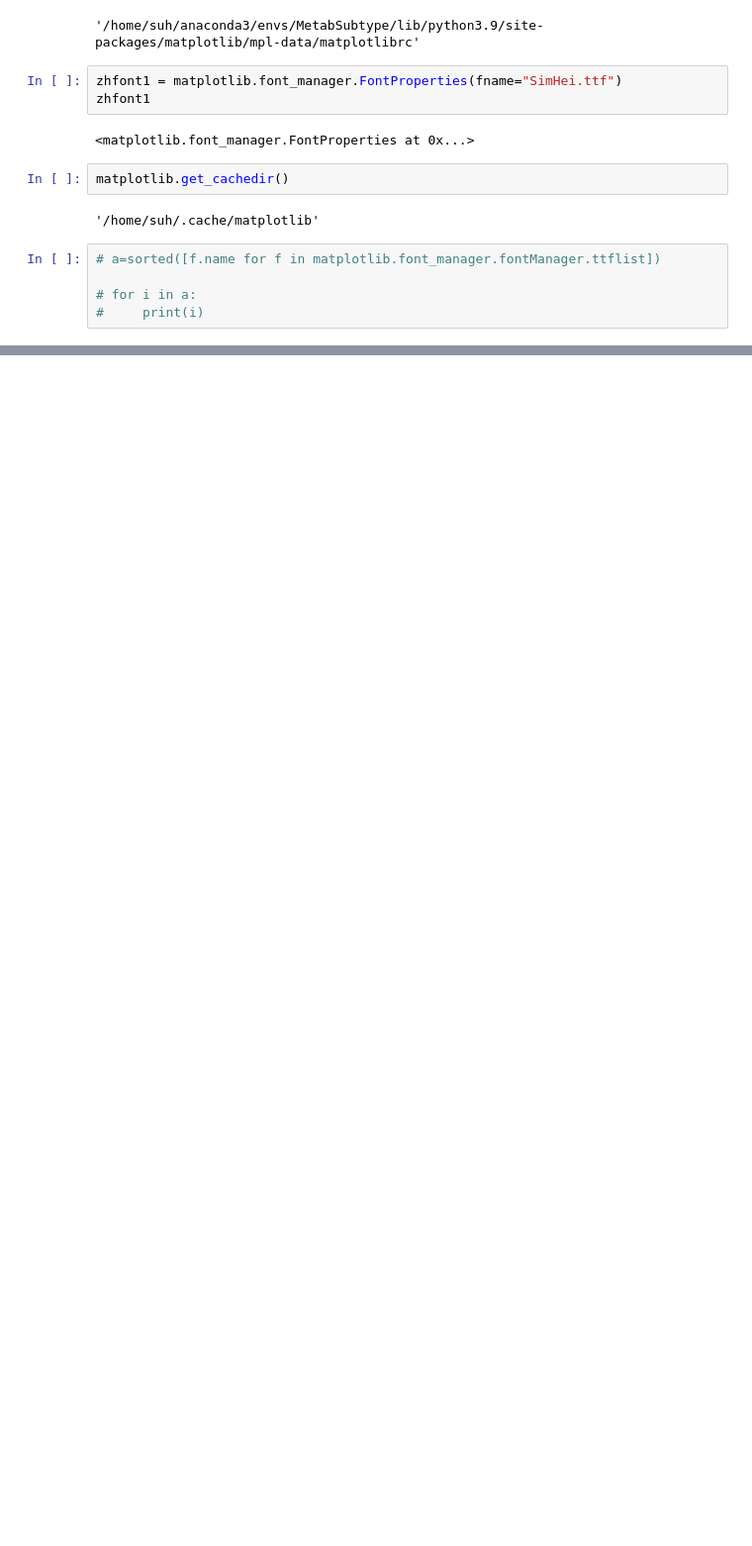
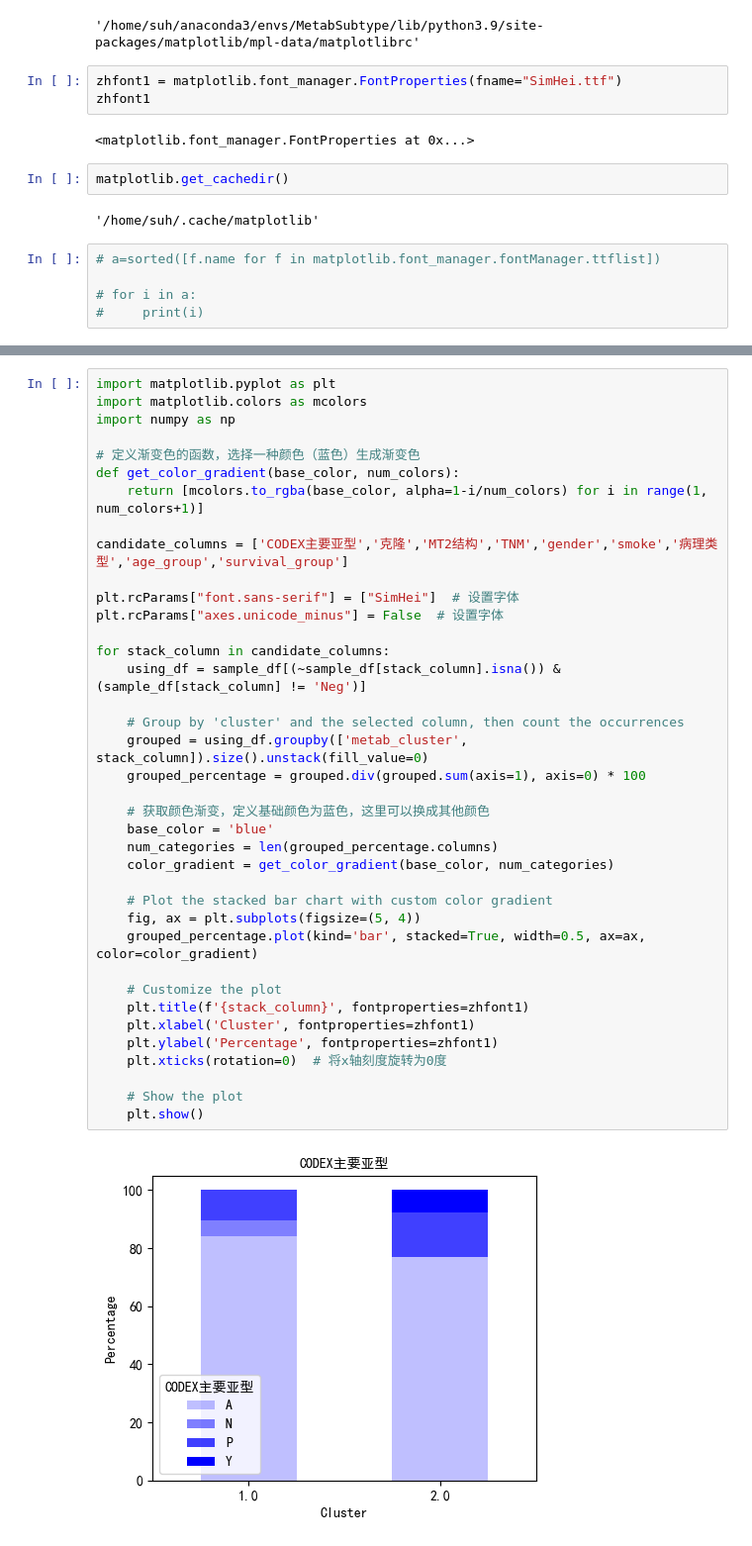
Before and after one commit to p0nda/MetabSubtype, a Jupyter notebook: tasks/Subtype/notebooks/subtype_pro_analysis.ipynb, the cells around one changed output, grey strips where cells are left out. Shown at 99% size. Saved outputs shown, nothing was run; the diff lists cells and outputs as text; blank space fills up the shorter version.

```diff
--- a/tasks/Subtype/notebooks/subtype_pro_analysis.ipynb
+++ b/tasks/Subtype/notebooks/subtype_pro_analysis.ipynb
@@ -138,0 +198,40 @@ candidate_columns=['CODEX主要亚型','克隆','MT2结构','TNM']
+# %%
+import matplotlib.pyplot as plt
+import matplotlib.colors as mcolors
+import numpy as np
+
+# 定义渐变色的函数，选择一种颜色（蓝色）生成渐变色
+def get_color_gradient(base_color, num_colors):
+    return [mcolors.to_rgba(base_color, alpha=1-i/num_colors) for i in range(1, num_colors+1)]
+
+candidate_columns = ['CODEX主要亚型','克隆','MT2结构','TNM','gender','smoke','病理类型','age_group','survival_group']
+
+plt.rcParams["font.sans-serif"] = ["SimHei"]  # 设置字体
+plt.rcParams["axes.unicode_minus"] = False  # 设置字体
+
+for stack_column in candidate_columns:
+    using_df = sample_df[(~sample_df[stack_column].isna()) & (sample_df[stack_column] != 'Neg')]
+
+    # Group by 'cluster' and the selected column, then count the occurrences
+    grouped = using_df.groupby(['metab_cluster', stack_column]).size().unstack(fill_value=0)
+    grouped_percentage = grouped.div(grouped.sum(axis=1), axis=0) * 100
+
+    # 获取颜色渐变，定义基础颜色为蓝色，这里可以换成其他颜色
+    base_color = 'blue'
+    num_categories = len(grouped_percentage.columns)
+    color_gradient = get_color_gradient(base_color, num_categories)
+
+    # Plot the stacked bar chart with custom color gradient
+    fig, ax = plt.subplots(figsize=(5, 4))
+    grouped_percentage.plot(kind='bar', stacked=True, width=0.5, ax=ax, color=color_gradient)
+
+    # Customize the plot
+    plt.title(f'{stack_column}', fontproperties=zhfont1)
+    plt.xlabel('Cluster', fontproperties=zhfont1)
+    plt.ylabel('Percentage', fontproperties=zhfont1)
+    plt.xticks(rotation=0)  # 将x轴刻度旋转为0度
+
+    # Show the plot
+    plt.show()
+# %% [output]
+[figure, added]
```
Also changed, not shown: parts of 29 cells of this notebook, 14 other files.
